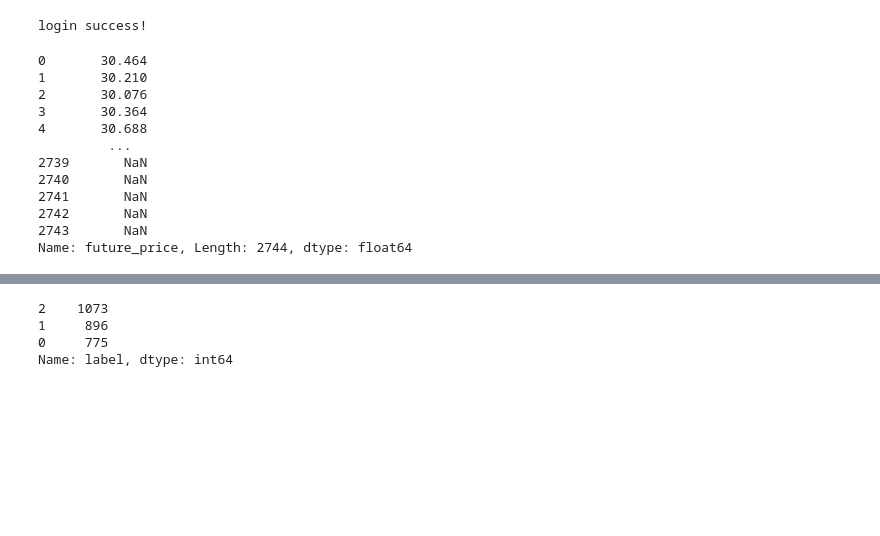
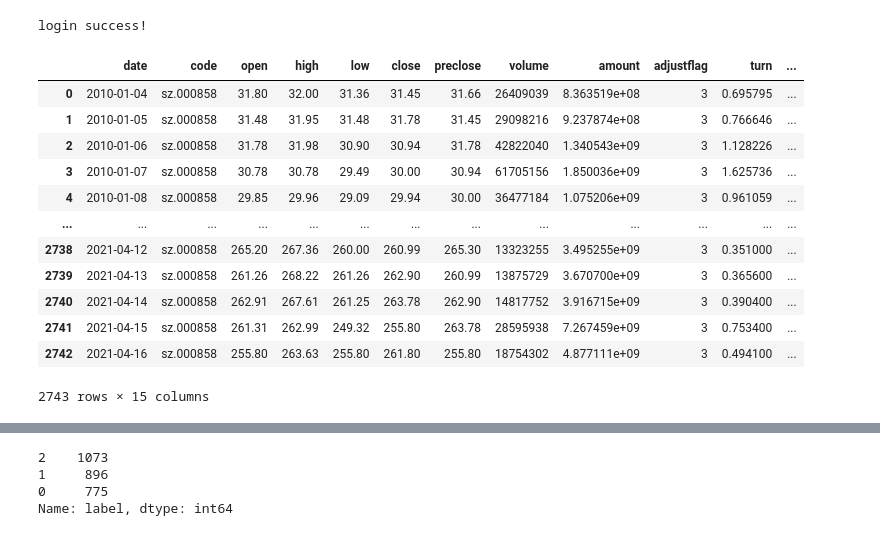
Before and after one commit to shayxu-ai/automatic-stock-exchange, a Jupyter notebook: predict.ipynb, the cells around one changed output, grey strips where cells are left out. Drawn from its saved outputs; the diff is of its cells as text; code cells hidden in the pictures; blank space fills up the shorter version.

```diff
--- a/predict.ipynb
+++ b/predict.ipynb
@@ -140,19 +108,22 @@ predict_period = 5
 history_period = 400
 # %%
 stock['close_nomalized'] = (stock['close']-stock['close'].min())/(stock['close'].max()-stock['close'].min())
+stock['volume_nomalized'] = (stock['volume']-stock['volume'].min())/(stock['volume'].max()-stock['volume'].min())
 stock['future_price'] = stock['close'].rolling(predict_period).mean().shift(-predict_period)
+stock['avg_price'] = stock['close'].rolling(predict_period).mean()
 # %%
-stock['future_price']
+stock
 # %% [output]
+|  | date | code | open | high | low | close | preclose | volume | amount | adjustflag | turn | ... |
+| 0 | 2010-01-04 | sz.000858 | 31.80 | 32.00 | 31.36 | 31.45 | 31.66 | 26409039 | 8.363519e+08 | 3 | 0.695795 | ... |
+| 1 | 2010-01-05 | sz.000858 | 31.48 | 31.95 | 31.48 | 31.78 | 31.45 | 29098216 | 9.237874e+08 | 3 | 0.766646 | ... |
+| 2 | 2010-01-06 | sz.000858 | 31.78 | 31.98 | 30.90 | 30.94 | 31.78 | 42822040 | 1.340543e+09 | 3 | 1.128226 | ... |
+| 3 | 2010-01-07 | sz.000858 | 30.78 | 30.78 | 29.49 | 30.00 | 30.94 | 61705156 | 1.850036e+09 | 3 | 1.625736 | ... |
+| 4 | 2010-01-08 | sz.000858 | 29.85 | 29.96 | 29.09 | 29.94 | 30.00 | 36477184 | 1.075206e+09 | 3 | 0.961059 | ... |
+| ... | ... | ... | ... | ... | ... | ... | ... | ... | ... | ... | ... | ... |
+| 2738 | 2021-04-12 | sz.000858 | 265.20 | 267.36 | 260.00 | 260.99 | 265.30 | 13323255 | 3.495255e+09 | 3 | 0.351000 | ... |
+| 2739 | 2021-04-13 | sz.000858 | 261.26 | 268.22 | 261.26 | 262.90 | 260.99 | 13875729 | 3.670700e+09 | 3 | 0.365600 | ... |
+| 2740 | 2021-04-14 | sz.000858 | 262.91 | 267.61 | 261.25 | 263.78 | 262.90 | 14817752 | 3.916715e+09 | 3 | 0.390400 | ... |
+| 2741 | 2021-04-15 | sz.000858 | 261.31 | 262.99 | 249.32 | 255.80 | 263.78 | 28595938 | 7.267459e+09 | 3 | 0.753400 | ... |
+| 2742 | 2021-04-16 | sz.000858 | 255.80 | 263.63 | 255.80 | 261.80 | 255.80 | 18754302 | 4.877111e+09 | 3 | 0.494100 | ... |
-0       30.464
-1       30.210
-2       30.076
-3       30.364
-4       30.688
-         ...
-2739       NaN
-2740       NaN
-2741       NaN
-2742       NaN
-2743       NaN
-Name: future_price, Length: 2744, dtype: float64
+2743 rows × 15 columns
```
Also changed, not shown: parts of 13 cells of this notebook, 1 other file.
